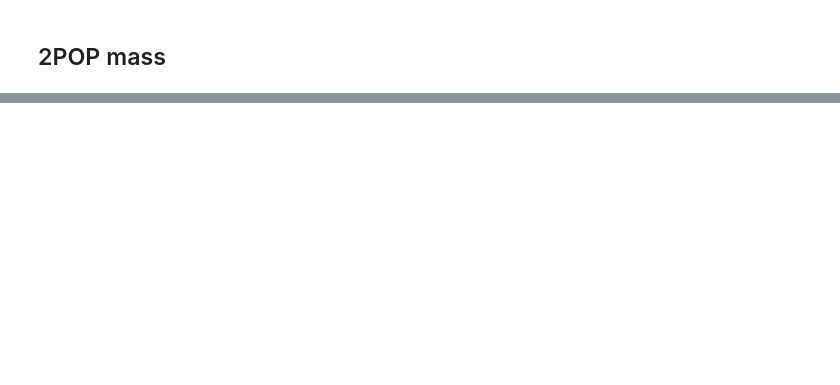
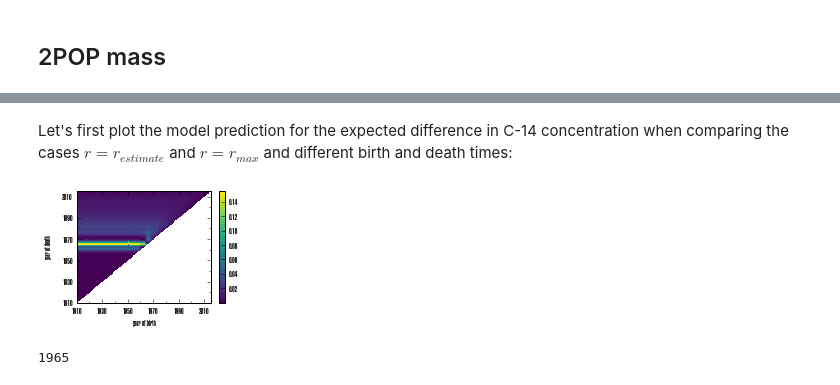
Before and after one commit to fabianrost84/C14, a Jupyter notebook: C14 parameter estimation.ipynb, the cells around one changed output, grey strips where cells are left out. Saved outputs shown, nothing was run; the diff lists cells and outputs as text; code cells hidden in the pictures; blank space fills up the shorter version.

```diff
--- a/C14 parameter estimation.ipynb
+++ b/C14 parameter estimation.ipynb
@@ -404,11 +389,11 @@ neglogL = sp.array(pool.map(fit_fix_r, rs))
 # %% [output]
 [Skipped the cell's code and loaded variables neglogL, rs from file '/media/500G/fabian/work/C14/birth_death_implementation/C14_github/rprofile.pkl'.]
 # %%
-f = sp.interpolate.interp1d(rs, neglogL - neglogL.min() - 1.92)
+func = sp.interpolate.interp1d(rs, neglogL - neglogL.min() - 1.92)
 # %%
 from scipy import optimize
-rmin = sp.optimize.root(f, 0.1, method='lm')['x'].item()
-rmax = sp.optimize.root(f, 2, method='lm')['x'].item()
+rmin = sp.optimize.root(func, 0.1, method='lm')['x'].item()
+rmax = sp.optimize.root(func, 2, method='lm')['x'].item()
 
 print('r:')
 print('{0:.2f} (95\% CI [{1:.2f}, {2:.2f}])'.format(M_2POP.values['r'], rmin, rmax))
@@ -479,0 +469,39 @@ M_2POP_mass.migrad();
+# %%
+f_fit = M_2POP.values['f']
+r_fit = M_2POP.values['r']
+sigma_fit = M_2POP.values['sigma']
+# %% [markdown]
+Let's first plot the model prediction for the expected difference in C-14 concentration when comparing the cases $r = r_{estimate}$ and $r = r_{max}$ and different birth and death times:
+# %%
+time_min, time_max = 1910, 2015
+sampling = 1
+birth_times, death_times = sp.mgrid[time_min:time_max:sampling, time_min:time_max:sampling]
+C14_diff = sp.absolute(sp.vectorize(C2)(birth_times, death_times, r_fit, f_fit) - sp.vectorize(C2)(birth_times, death_times, rmax, f_fit))
+C14_diff = sp.ma.masked_array(C14_diff, mask = sp.isnan(C14_diff))
+# %%
+%config InlineBackend.figure_format = 'png'
+fig, ax = plt.subplots(figsize = (3,2))
+pcm = ax.pcolormesh(birth_times, death_times, C14_diff, cmap = 'viridis')
+ax.set_xlabel('year of birth')
+ax.set_ylabel('year of death', labelpad=10)
+fig.colorbar(pcm)
+ax.set_xlim(time_min, time_max)
+ax.set_ylim(time_min, time_max)
+ax.set_xticks(sp.arange(time_min, time_max, 20))
+ax.set_xticks(sp.arange(time_min+10, time_max, 20), minor = True)
+ax.set_yticks(sp.arange(time_min, time_max, 20))
+ax.set_yticks(sp.arange(time_min+10, time_max, 20), minor = True)
+# plt.contour(birth_times, death_times, C14_diff, [0.05], colors = 'red')
+
+exportname = 'c14_difference'
+plt.savefig('{}.svg'.format(exportname))
+os.system('inkscape -D -z --file={0}.svg --export-pdf={0}.pdf'.format(exportname))
+
+plt.show()
+# %% [output]
+[figure, added]
+# %%
+max_index = sp.unravel_index(C14_diff.argmax(), C14_diff.shape)
+death_times[max_index]
+# %% [output]
+1965
```
Also changed, not shown: parts of 16 cells of this notebook, 15 other files.
